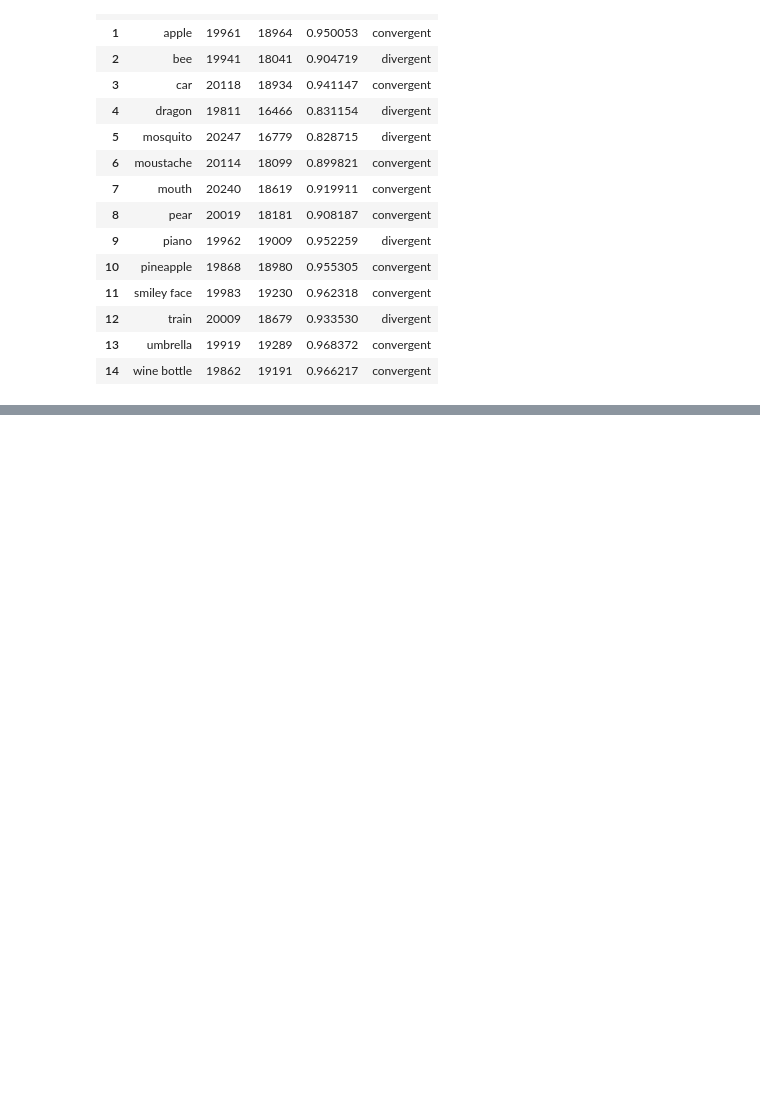
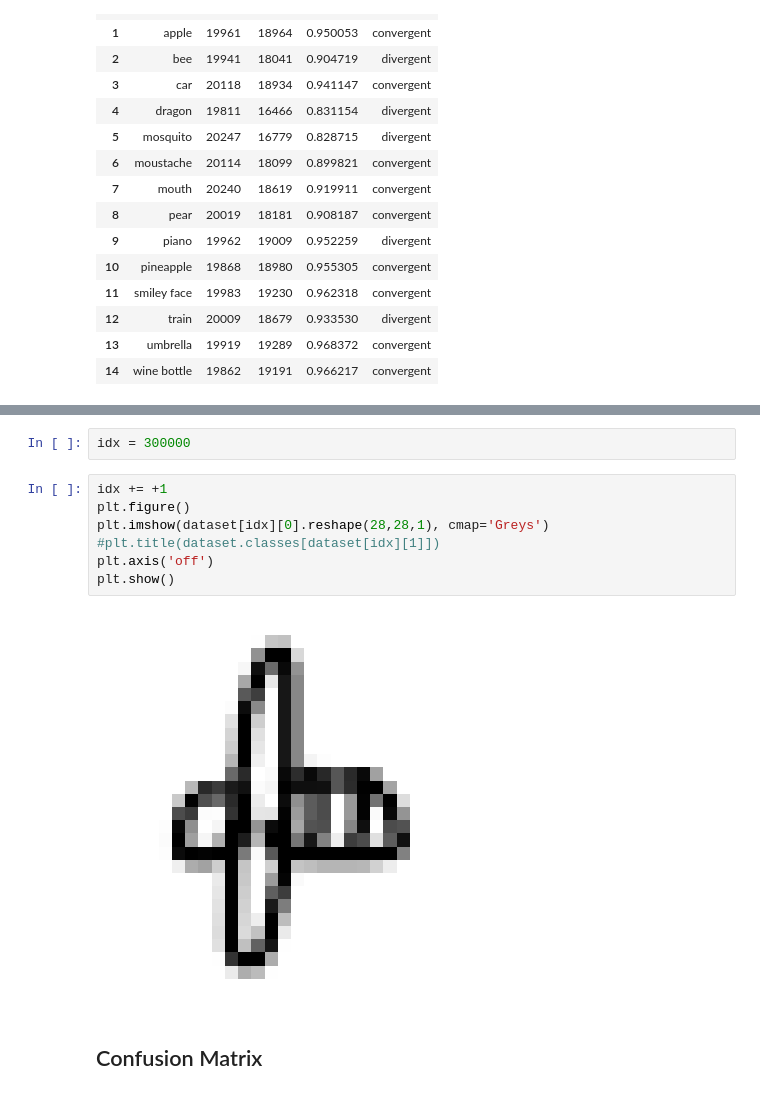
Before and after one commit to moritzdueck/collaiborate, a Jupyter notebook: collaiborate/Evaluation.ipynb, the cells around one changed output, grey strips where cells are left out. Cells and saved outputs as stored; diff of their text form; blank space fills up the shorter version.

```diff
--- a/collaiborate/Evaluation.ipynb
+++ b/collaiborate/Evaluation.ipynb
@@ -134,0 +165,13 @@ df
+# %%
+idx = 300000
+# %%
+idx += +1
+plt.figure()
+plt.imshow(dataset[idx][0].reshape(28,28,1), cmap='Greys')
+#plt.title(dataset.classes[dataset[idx][1]])
+plt.axis('off')
+plt.show()
+# %% [output]
+[figure, added]
+# %% [markdown]
+## Confusion Matrix
```
Also changed, not shown: parts of 46 cells of this notebook, 5 other files.
